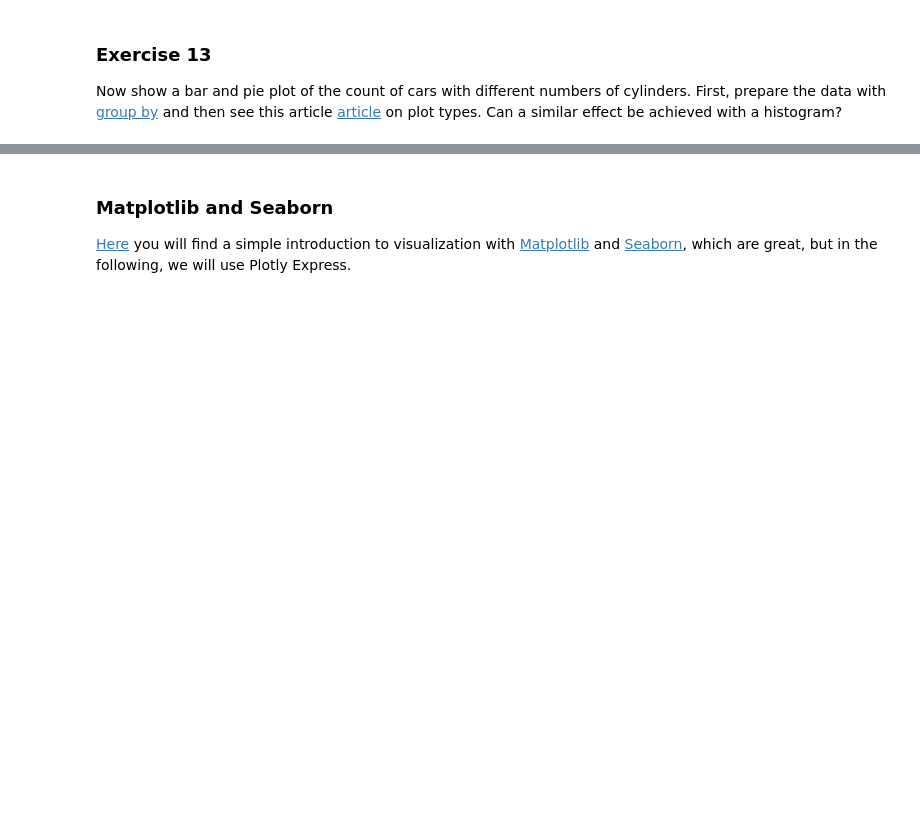
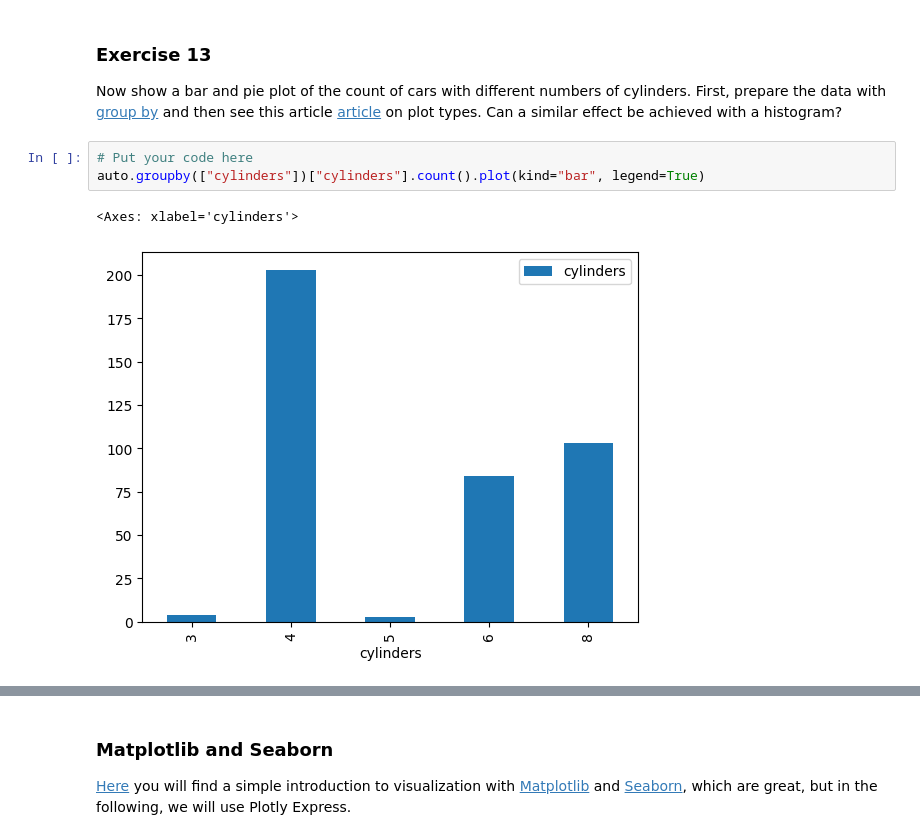
Before and after one commit to Sivvak/sml, a Jupyter notebook: lab1/1_Introduction,_visualization,_descriptive_statistics_student_version.ipynb, the cells around one changed output, grey strips where cells are left out. Drawn from its saved outputs; the diff is of its cells as text; blank space fills up the shorter version.

```diff
--- a/lab1/1_Introduction,_visualization,_descriptive_statistics_student_version.ipynb
+++ b/lab1/1_Introduction,_visualization,_descriptive_statistics_student_version.ipynb
@@ -623,5 +615,11 @@ memory usage: 30.6+ KB
 ### Exercise 13
 
 Now show a bar and pie plot of the count of cars with different numbers of cylinders. First, prepare the data with [group by](https://pandas.pydata.org/pandas-docs/stable/user_guide/groupby.html) and then see this article [article](https://pandas.pydata.org/docs/user_guide/visualization.html) on plot types. Can a similar effect be achieved with a histogram?
+# %%
+# Put your code here
+auto.groupby(["cylinders"])["cylinders"].count().plot(kind="bar", legend=True)
+# %% [output]
+<Axes: xlabel='cylinders'>
+[figure, added]
 # %%
 # Put your code here
```
Also changed, not shown: parts of 6 cells of this notebook, 1 other file.
